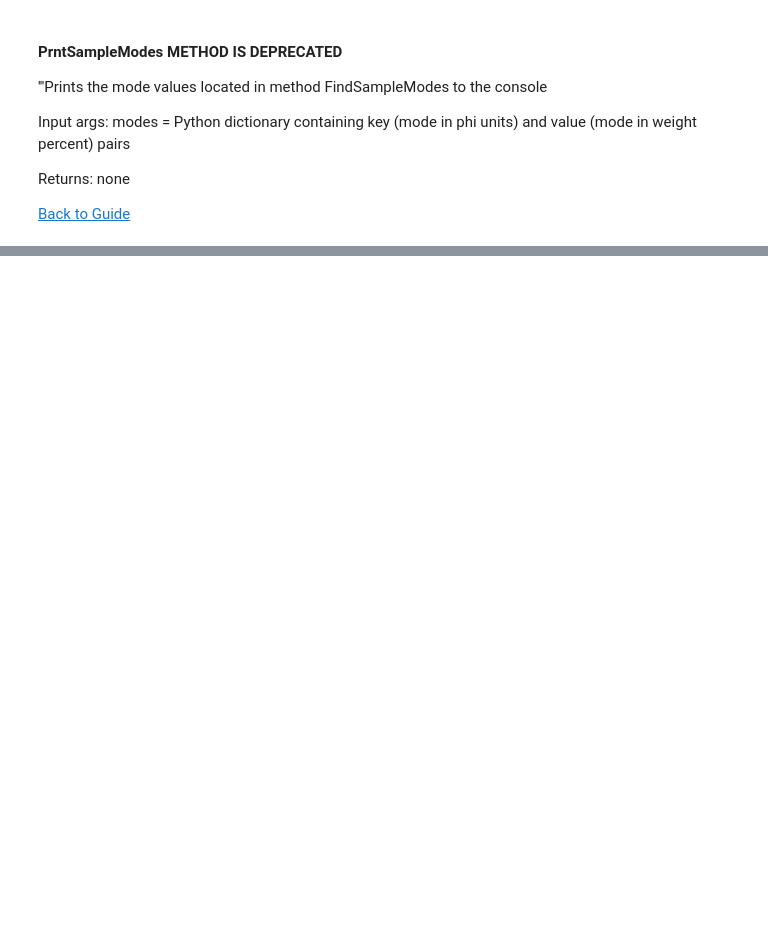
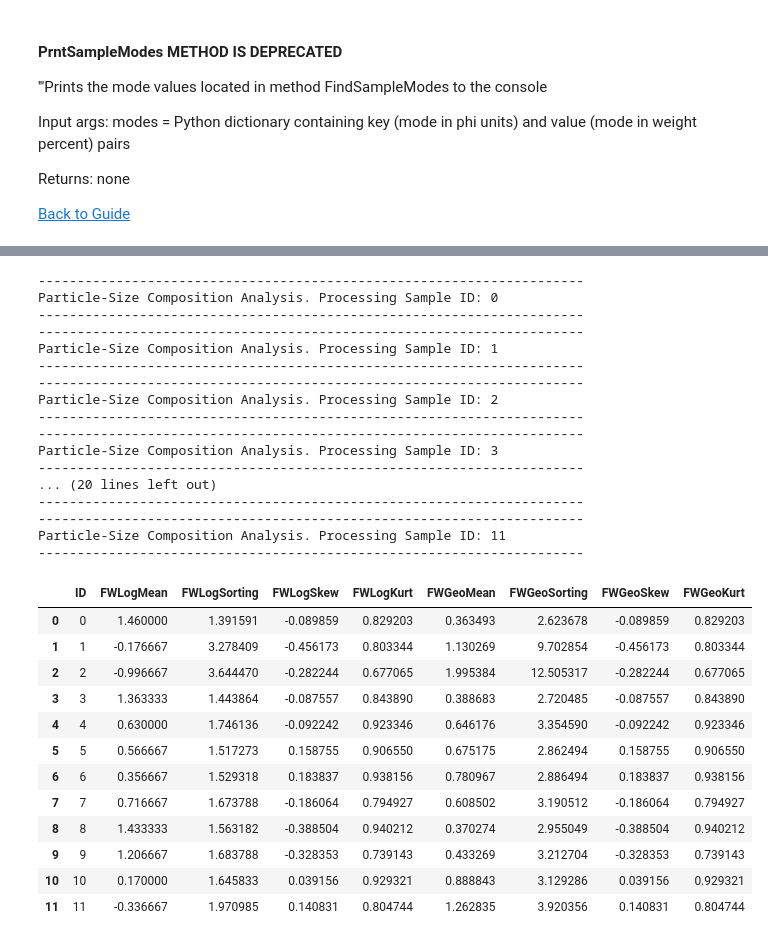
Before and after one commit to pjparis/pySSAS-python-Sediment-Size-Analysis-by-Sieve, a Jupyter notebook: SedimentSizeAnalysisbySieveNotebook.ipynb, the cells around one changed output, grey strips where cells are left out. Cells and saved outputs as stored; diff of their text form; code cells hidden in the pictures; blank space fills up the shorter version.

```diff
--- a/SedimentSizeAnalysisbySieveNotebook.ipynb
+++ b/SedimentSizeAnalysisbySieveNotebook.ipynb
@@ -987,0 +1064,77 @@ print('Fin!')
+# %%
+import pandas as pd      # you note that I import pandas in each cell in this notebook. You don't actually have to
+                         # to do this each time. You only need import the library once, usually at or near the top
+                         # of your script/notebook.
+import numpy as np
+import sys
+sys.path.append('./')
+import SedSASClass
+
+### using on of the sample files located in the ./SampleScripts folder:
+fp='./SampleScripts/DrySieveResults01.csv'
+screens=[-2.25,-1.0,-0.5,0.0,0.5,1.0,1.5,2.0,2.5,3.0,3.5,4.0,5.0]
+cols=['Indx','Position','Pan_wt','Dry_wt','phi_n225','phi_n1','phi_n05','phi_00','phi_05',
+      'phi_10','phi_15','phi_20','phi_25','phi_30','phi_35','phi_40','dryfines']
+
+### Create a new, empty Python list to hold temporarily, the generated statistics for the samples. These will
+### be added to the new dataframe once processing is finished.
+slist=[]
+
+df=pd.read_csv(fp)
+
+### Loop thru the df, processing each row in turn:
+for row in df.itertuples():
+    r=[]
+    r.append(row)
+    ID=row[1].astype(int)     ## get the record ID number
+    dfs=pd.DataFrame.from_records(r, columns=cols)
+    dfs=dfs.iloc[0:1,4:]   ## from the entire row keep only those cols that contain raw sieve
+                           # weights
+    # create a class instance
+    ssc = SedSASClass.SedSAS(ID, dfs, screens )
+    gls = ssc.ComputeFWLogarithmicGraphicStats()    # compute Folk and Ward Log "graphic" statistics
+    ggs = ssc.ComputeFWGeometricGraphicStats()     # compute Folk and Ward Geometric "graphic" statistics
+
+    ### merge the two lists (gls and ggs) and, along with ID, add to existing slist:
+    gls.extend(ggs)
+    gls.insert(0, ID)
+    slist.append(gls)
+
+    ### The statistics generating functions in SedSAS return a Python list with the contents identified as:
+    ## gs[0] the mean; gs[1] sorting;  gs[2] skewness; and gs[3] kurtosis
+
+data=pd.DataFrame(slist, columns=['ID','FWLogMean','FWLogSorting','FWLogSkew','FWLogKurt',
+                                              'FWGeoMean','FWGeoSorting','FWGeoSkew','FWGeoKurt'])
+
+data
+# %% [output]
+----------------------------------------------------------------------
+Particle-Size Composition Analysis. Processing Sample ID: 0
+----------------------------------------------------------------------
+----------------------------------------------------------------------
+Particle-Size Composition Analysis. Processing Sample ID: 1
+----------------------------------------------------------------------
+----------------------------------------------------------------------
+Particle-Size Composition Analysis. Processing Sample ID: 2
+----------------------------------------------------------------------
+----------------------------------------------------------------------
+Particle-Size Composition Analysis. Processing Sample ID: 3
+----------------------------------------------------------------------
+... (20 lines left out)
+----------------------------------------------------------------------
+----------------------------------------------------------------------
+Particle-Size Composition Analysis. Processing Sample ID: 11
+----------------------------------------------------------------------
+|  | ID | FWLogMean | FWLogSorting | FWLogSkew | FWLogKurt | FWGeoMean | FWGeoSorting | FWGeoSkew | FWGeoKurt |
+| 0 | 0 | 1.460000 | 1.391591 | -0.089859 | 0.829203 | 0.363493 | 2.623678 | -0.089859 | 0.829203 |
+| 1 | 1 | -0.176667 | 3.278409 | -0.456173 | 0.803344 | 1.130269 | 9.702854 | -0.456173 | 0.803344 |
+| 2 | 2 | -0.996667 | 3.644470 | -0.282244 | 0.677065 | 1.995384 | 12.505317 | -0.282244 | 0.677065 |
+| 3 | 3 | 1.363333 | 1.443864 | -0.087557 | 0.843890 | 0.388683 | 2.720485 | -0.087557 | 0.843890 |
+| 4 | 4 | 0.630000 | 1.746136 | -0.092242 | 0.923346 | 0.646176 | 3.354590 | -0.092242 | 0.923346 |
+| 5 | 5 | 0.566667 | 1.517273 | 0.158755 | 0.906550 | 0.675175 | 2.862494 | 0.158755 | 0.906550 |
+| 6 | 6 | 0.356667 | 1.529318 | 0.183837 | 0.938156 | 0.780967 | 2.886494 | 0.183837 | 0.938156 |
+| 7 | 7 | 0.716667 | 1.673788 | -0.186064 | 0.794927 | 0.608502 | 3.190512 | -0.186064 | 0.794927 |
+| 8 | 8 | 1.433333 | 1.563182 | -0.388504 | 0.940212 | 0.370274 | 2.955049 | -0.388504 | 0.940212 |
+| 9 | 9 | 1.206667 | 1.683788 | -0.328353 | 0.739143 | 0.433269 | 3.212704 | -0.328353 | 0.739143 |
+| 10 | 10 | 0.170000 | 1.645833 | 0.039156 | 0.929321 | 0.888843 | 3.129286 | 0.039156 | 0.929321 |
+| 11 | 11 | -0.336667 | 1.970985 | 0.140831 | 0.804744 | 1.262835 | 3.920356 | 0.140831 | 0.804744 |
```
Also changed, not shown: parts of 57 cells of this notebook, 15 other files.
